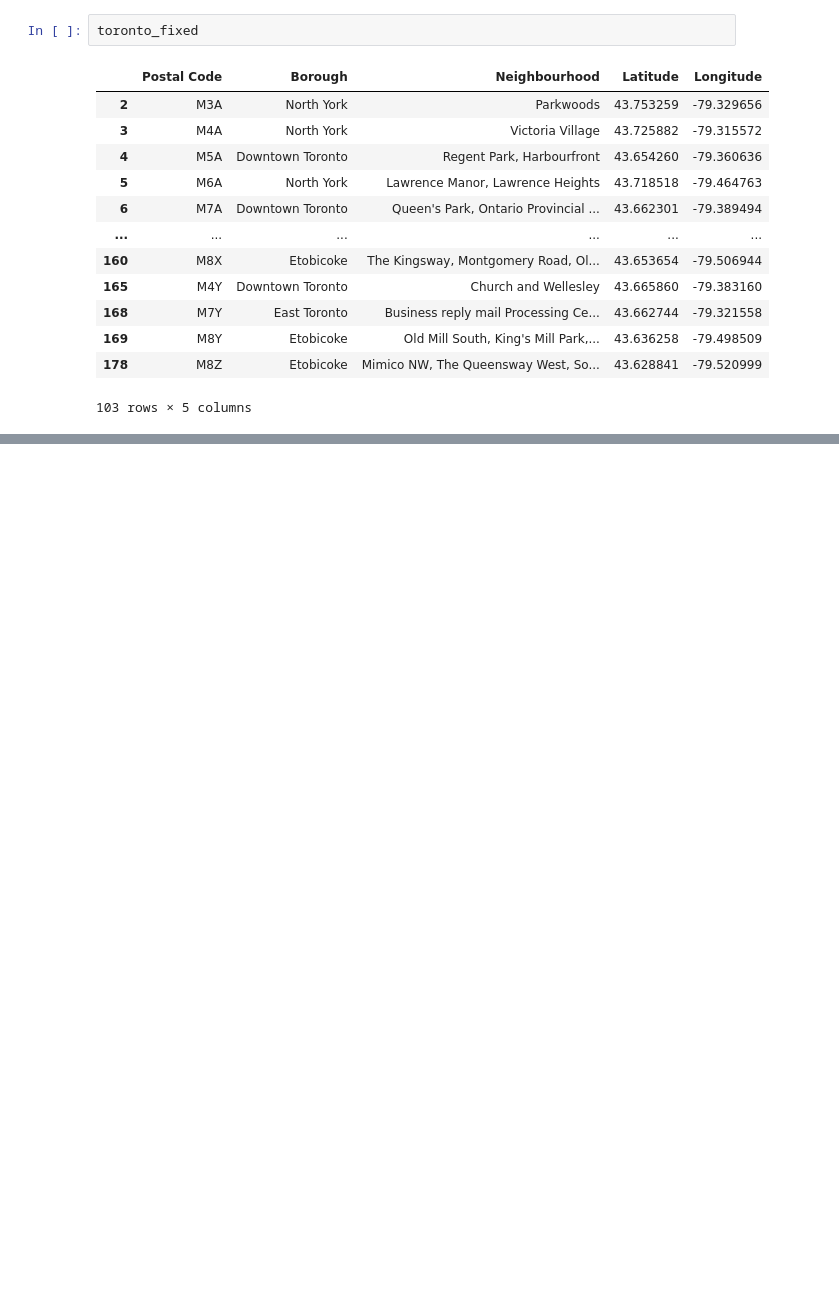
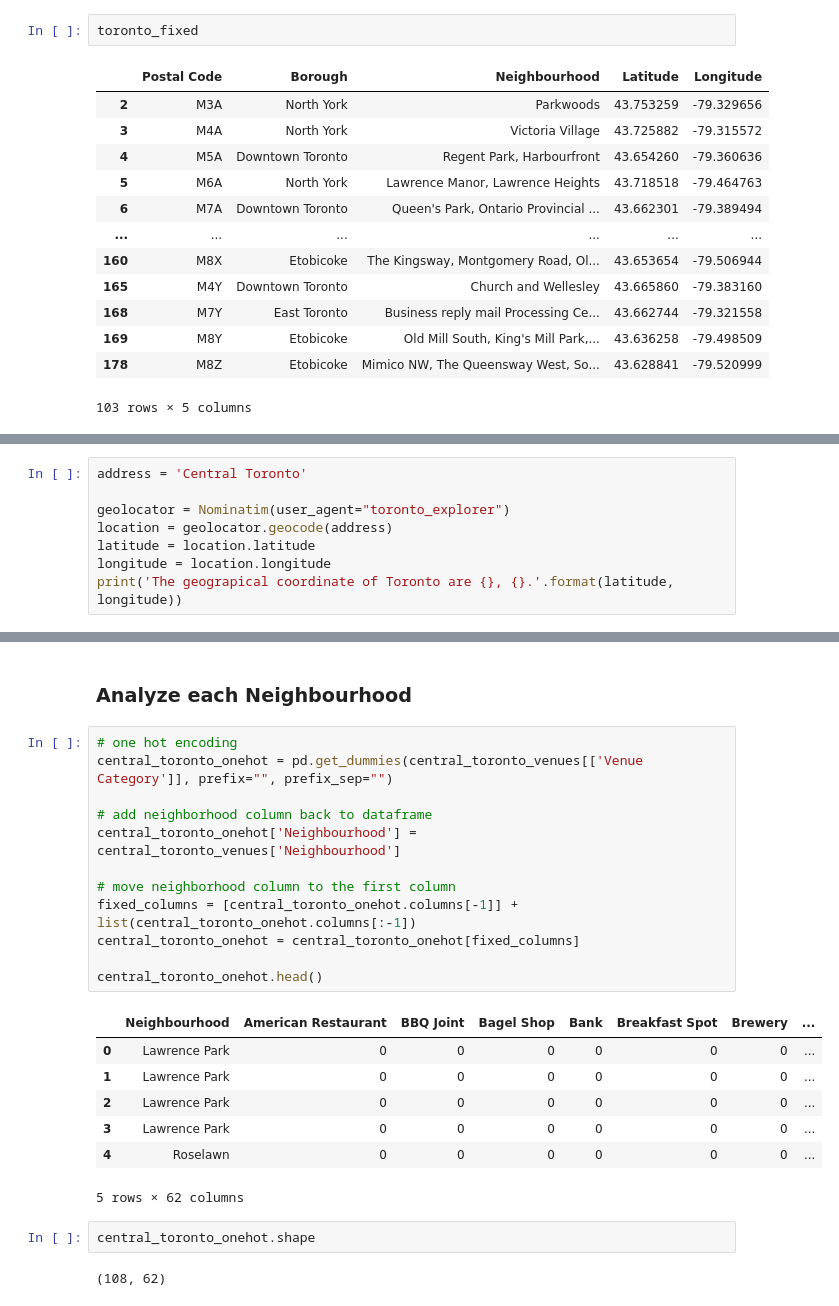
Before and after one commit to kylerkb/Cousera_Capstone, a Jupyter notebook: Week 3 Assignment of Capstone Project.ipynb, the cells around one changed output, grey strips where cells are left out. Saved outputs shown, nothing was run; the diff lists cells and outputs as text; blank space fills up the shorter version.

```diff
--- a/Week 3 Assignment of Capstone Project.ipynb
+++ b/Week 3 Assignment of Capstone Project.ipynb
@@ -149,0 +245,8 @@ toronto_fixed
+# %%
+address = 'Central Toronto'
+
+geolocator = Nominatim(user_agent="toronto_explorer")
+location = geolocator.geocode(address)
+latitude = location.latitude
+longitude = location.longitude
+print('The geograpical coordinate of Toronto are {}, {}.'.format(latitude, longitude))
@@ -149,0 +477,26 @@ toronto_fixed
+# %% [markdown]
+### Analyze each Neighbourhood
+# %%
+# one hot encoding
+central_toronto_onehot = pd.get_dummies(central_toronto_venues[['Venue Category']], prefix="", prefix_sep="")
+
+# add neighborhood column back to dataframe
+central_toronto_onehot['Neighbourhood'] = central_toronto_venues['Neighbourhood']
+
+# move neighborhood column to the first column
+fixed_columns = [central_toronto_onehot.columns[-1]] + list(central_toronto_onehot.columns[:-1])
+central_toronto_onehot = central_toronto_onehot[fixed_columns]
+
+central_toronto_onehot.head()
+# %% [output]
+|  | Neighbourhood | American Restaurant | BBQ Joint | Bagel Shop | Bank | Breakfast Spot | Brewery | ... |
+| 0 | Lawrence Park | 0 | 0 | 0 | 0 | 0 | 0 | ... |
+| 1 | Lawrence Park | 0 | 0 | 0 | 0 | 0 | 0 | ... |
+| 2 | Lawrence Park | 0 | 0 | 0 | 0 | 0 | 0 | ... |
+| 3 | Lawrence Park | 0 | 0 | 0 | 0 | 0 | 0 | ... |
+| 4 | Roselawn | 0 | 0 | 0 | 0 | 0 | 0 | ... |
+5 rows × 62 columns
+# %%
+central_toronto_onehot.shape
+# %% [output]
+(108, 62)
```
Also changed, not shown: parts of 49 cells of this notebook.
